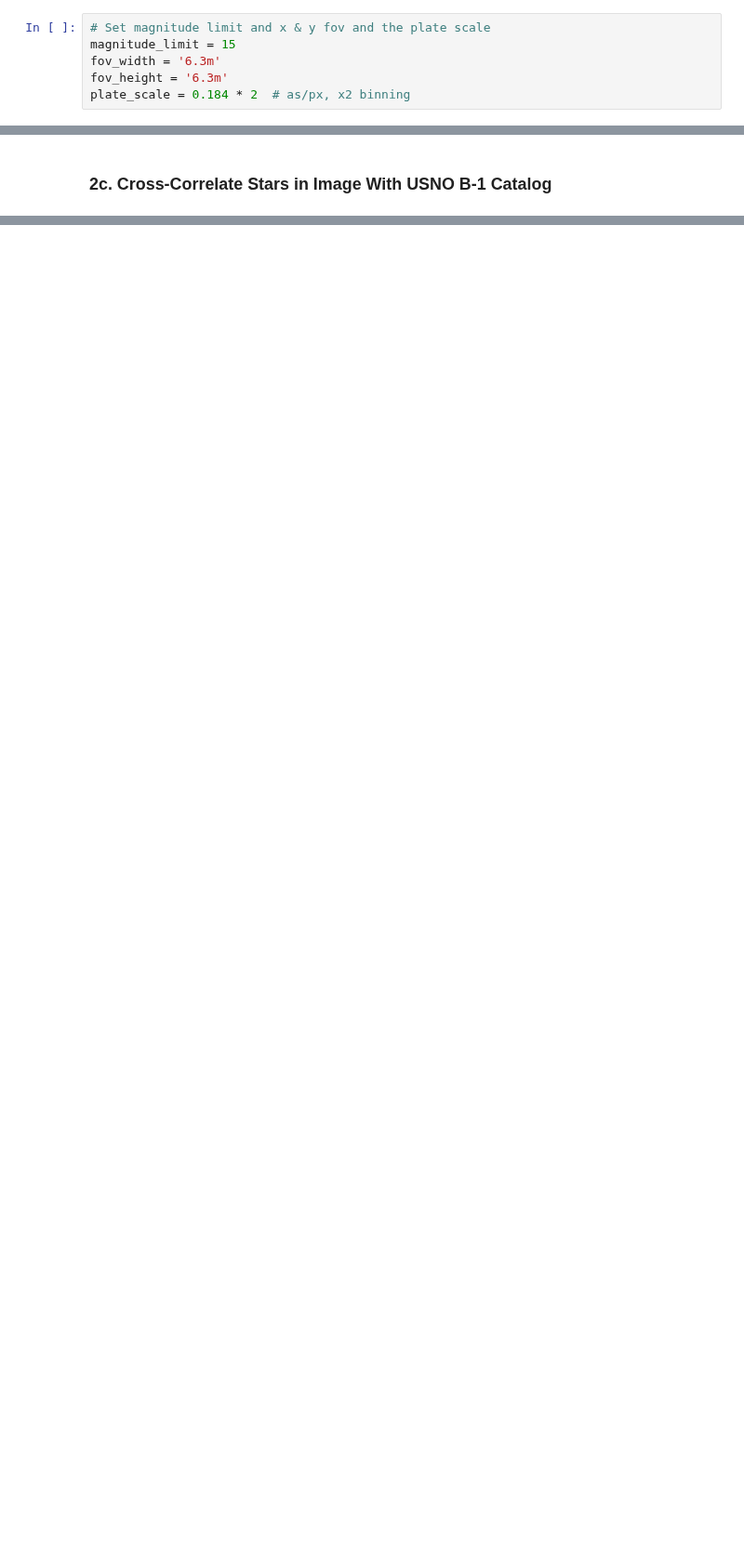
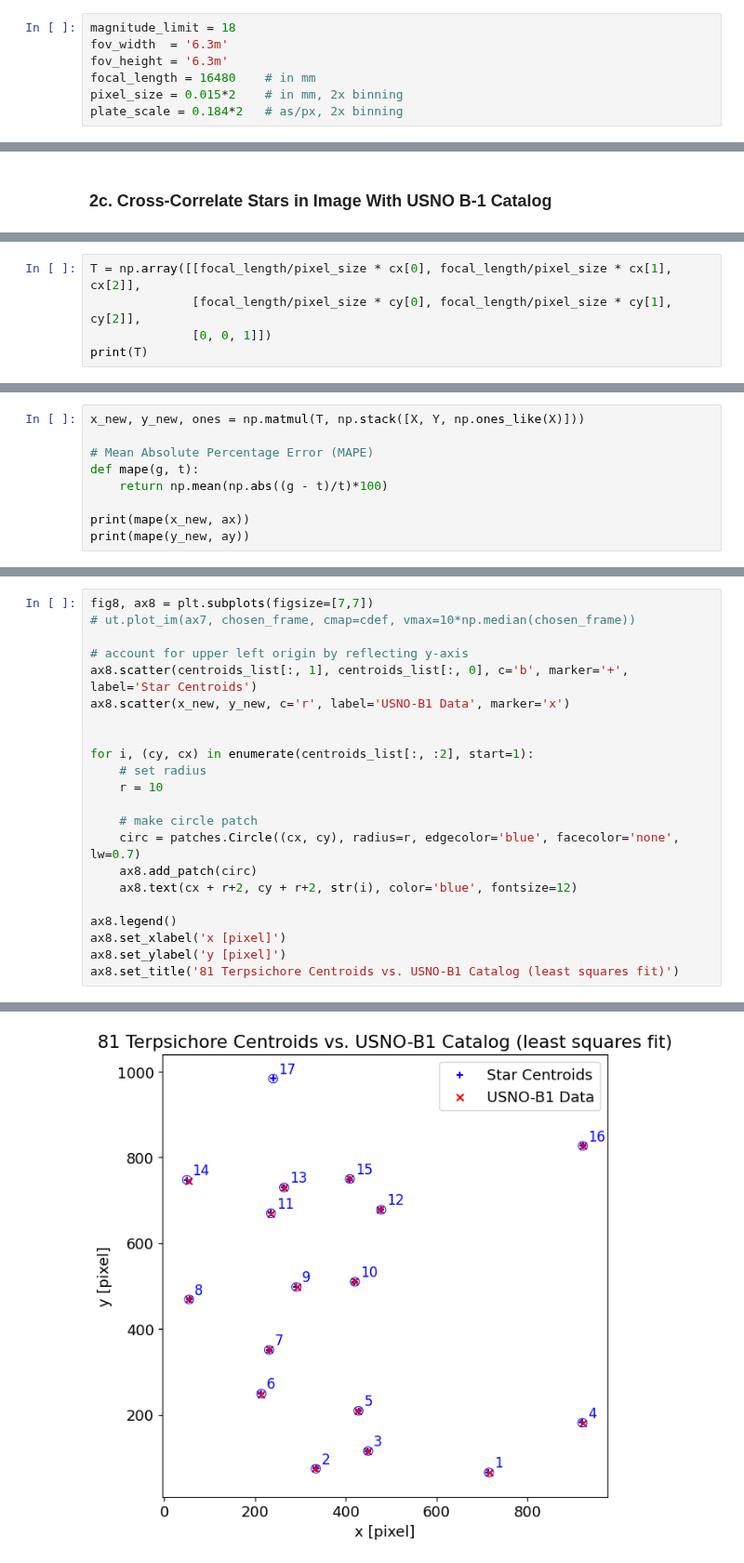
Before and after one commit to parkergeorge30/ASTRO150, a Jupyter notebook: Lab3.ipynb, the cells around one changed output, grey strips where cells are left out. Shown at 93% size. Cells and saved outputs as stored; diff of their text form; blank space fills up the shorter version.

```diff
--- a/Lab3.ipynb
+++ b/Lab3.ipynb
@@ -160,8 +223,9 @@ chosen_file = R16Eury[0][-10:]
 # %%
-# Set magnitude limit and x & y fov and the plate scale
-magnitude_limit = 15
-fov_width = '6.3m'
+magnitude_limit = 18
+fov_width  = '6.3m'
 fov_height = '6.3m'
-plate_scale = 0.184 * 2  # as/px, x2 binning
+focal_length = 16480    # in mm
+pixel_size = 0.015*2    # in mm, 2x binning
+plate_scale = 0.184*2   # as/px, 2x binning
 # %%
 # set the RA and DEC using sky_query
@@ -244,0 +352,5 @@ fig8.show()
+# %%
+T = np.array([[focal_length/pixel_size * cx[0], focal_length/pixel_size * cx[1], cx[2]],
+              [focal_length/pixel_size * cy[0], focal_length/pixel_size * cy[1], cy[2]],
+              [0, 0, 1]])
+print(T)
@@ -244,0 +383,9 @@ fig8.show()
+# %%
+x_new, y_new, ones = np.matmul(T, np.stack([X, Y, np.ones_like(X)]))
+
+# Mean Absolute Percentage Error (MAPE)
+def mape(g, t):
+    return np.mean(np.abs((g - t)/t)*100)
+
+print(mape(x_new, ax))
+print(mape(y_new, ay))
@@ -244,0 +395,23 @@ fig8.show()
+# %%
+fig8, ax8 = plt.subplots(figsize=[7,7])
+# ut.plot_im(ax7, chosen_frame, cmap=cdef, vmax=10*np.median(chosen_frame))
+
+# account for upper left origin by reflecting y-axis
+ax8.scatter(centroids_list[:, 1], centroids_list[:, 0], c='b', marker='+', label='Star Centroids')
+ax8.scatter(x_new, y_new, c='r', label='USNO-B1 Data', marker='x')
+
+
+for i, (cy, cx) in enumerate(centroids_list[:, :2], start=1):
+    # set radius
+    r = 10
+
+    # make circle patch
+    circ = patches.Circle((cx, cy), radius=r, edgecolor='blue', facecolor='none', lw=0.7)
+    ax8.add_patch(circ)
+    ax8.text(cx + r+2, cy + r+2, str(i), color='blue', fontsize=12)
+
+ax8.legend()
+ax8.set_xlabel('x [pixel]')
+ax8.set_ylabel('y [pixel]')
+ax8.set_title('81 Terpsichore Centroids vs. USNO-B1 Catalog (least squares fit)')
+# %% [output]
@@ -244,0 +419 @@ fig8.show()
+[figure, added]
```
Also changed, not shown: parts of 35 cells of this notebook, 2 other files.
